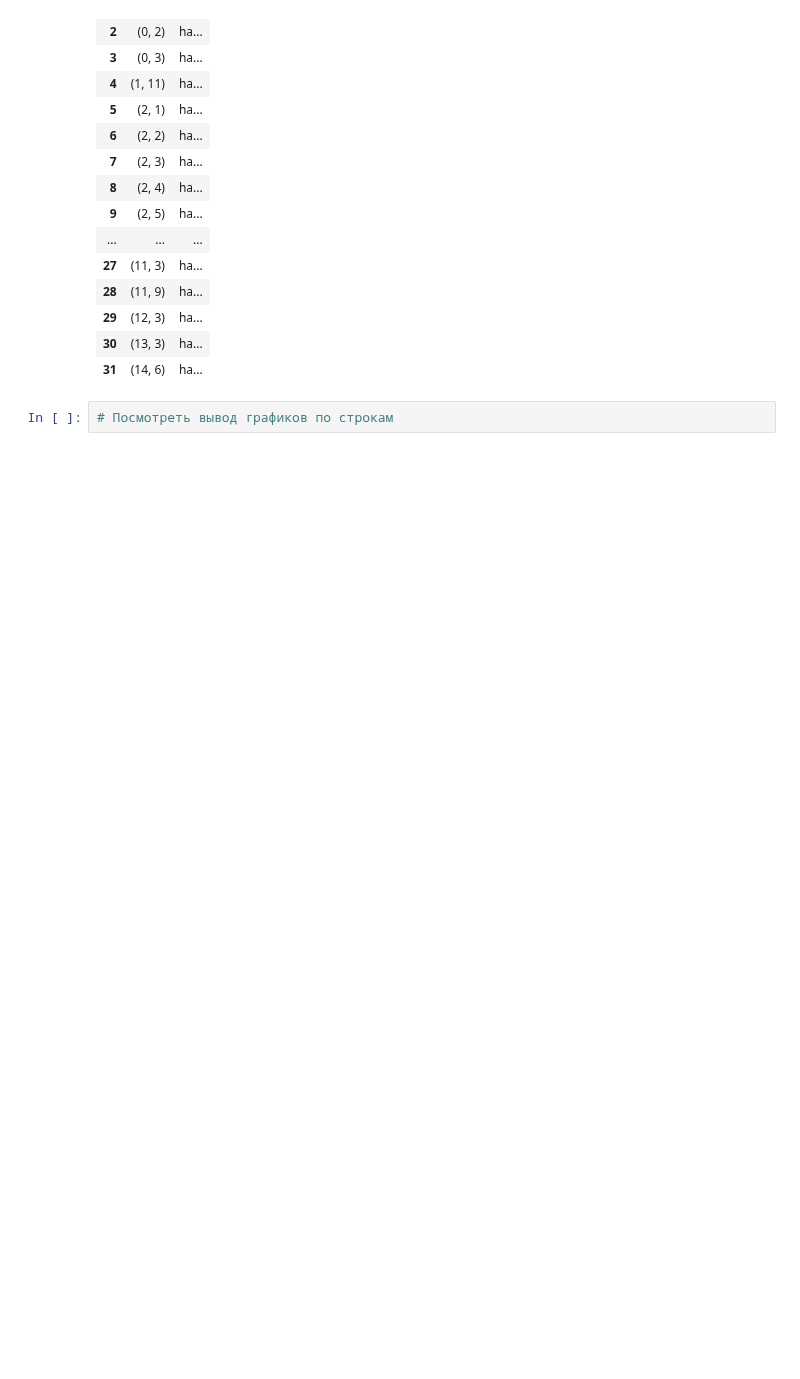
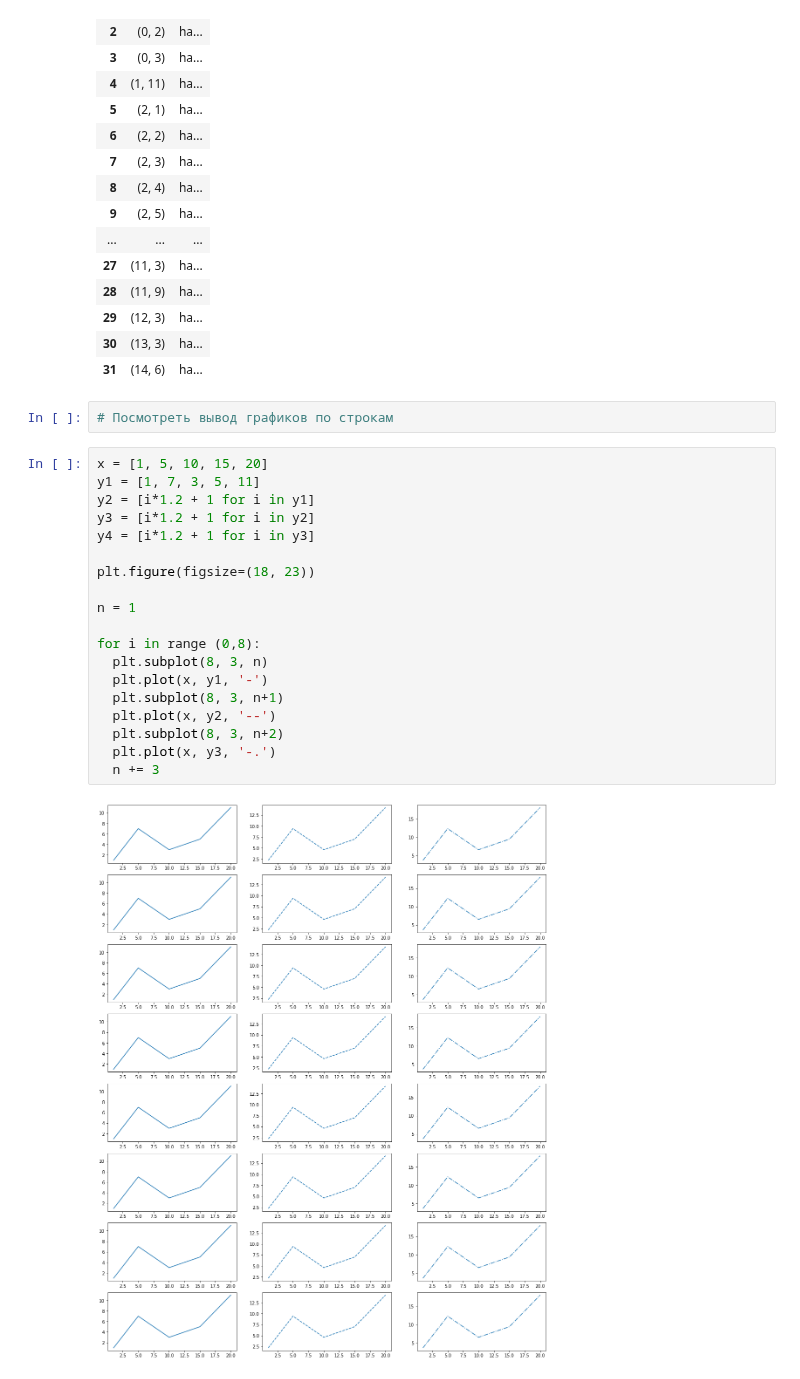
Before and after one commit to Maksimka9/clustering, a Jupyter notebook: main.ipynb, the cells around one changed output. Drawn from its saved outputs; the diff is of its cells as text; blank space fills up the shorter version.

```diff
--- a/main.ipynb
+++ b/main.ipynb
@@ -358,3 +360,24 @@ group_df
 | 31 | (14, 6) | ha... |
 # %%
 # Посмотреть вывод графиков по строкам
+# %%
+x = [1, 5, 10, 15, 20]
+y1 = [1, 7, 3, 5, 11]
+y2 = [i*1.2 + 1 for i in y1]
+y3 = [i*1.2 + 1 for i in y2]
+y4 = [i*1.2 + 1 for i in y3]
+
+plt.figure(figsize=(18, 23))
+
+n = 1
+
+for i in range (0,8):
+  plt.subplot(8, 3, n)
+  plt.plot(x, y1, '-')
+  plt.subplot(8, 3, n+1)
+  plt.plot(x, y2, '--')
+  plt.subplot(8, 3, n+2)
+  plt.plot(x, y3, '-.')
+  n += 3
+# %% [output]
+[figure, added]
```
Also changed, not shown: parts of 4 cells of this notebook.
